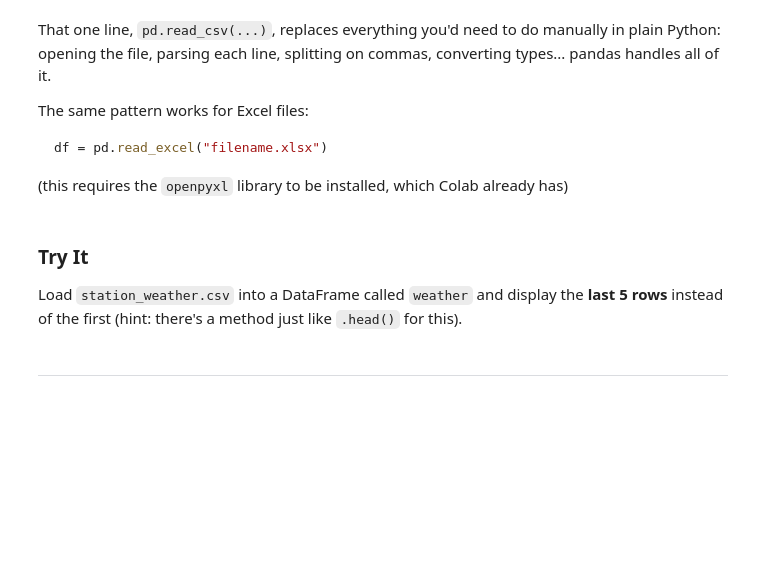
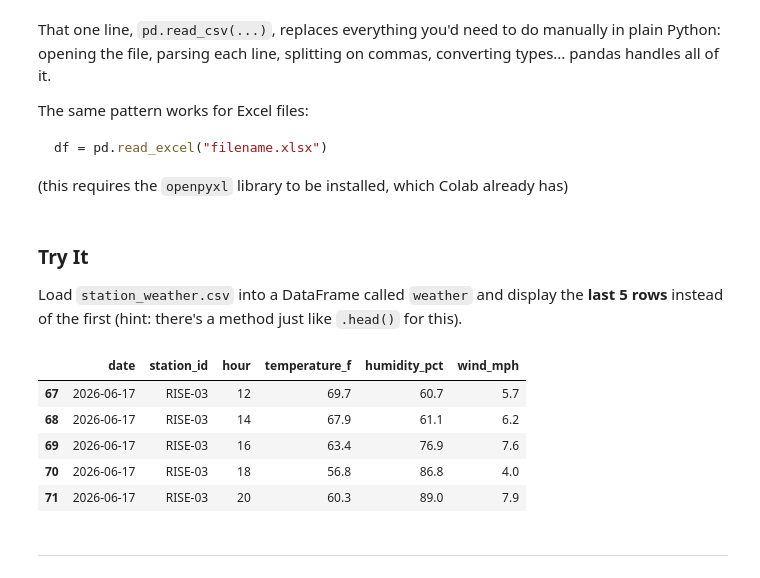
Before and after one commit to marcuscheung02/PY191_lab, a Jupyter notebook: Week1Day3_NumPy_Pandas.ipynb, the cells around one changed output. Cells and saved outputs as stored; diff of their text form; code cells hidden in the pictures; blank space fills up the shorter version.

```diff
--- a/Week1Day3_NumPy_Pandas.ipynb
+++ b/Week1Day3_NumPy_Pandas.ipynb
@@ -295,3 +384,13 @@ Load `station_weather.csv` into a DataFrame called `weather` and display the **l
+# %%
+weather = pd.read_csv("station_weather.csv")
+weather.tail()
+# %% [output]
+|  | date | station_id | hour | temperature_f | humidity_pct | wind_mph |
+| 67 | 2026-06-17 | RISE-03 | 12 | 69.7 | 60.7 | 5.7 |
+| 68 | 2026-06-17 | RISE-03 | 14 | 67.9 | 61.1 | 6.2 |
+| 69 | 2026-06-17 | RISE-03 | 16 | 63.4 | 76.9 | 7.6 |
+| 70 | 2026-06-17 | RISE-03 | 18 | 56.8 | 86.8 | 4.0 |
+| 71 | 2026-06-17 | RISE-03 | 20 | 60.3 | 89.0 | 7.9 |
 # %% [markdown]
 ---
 # %% [markdown]
```
Also changed, not shown: parts of 30 cells of this notebook.
